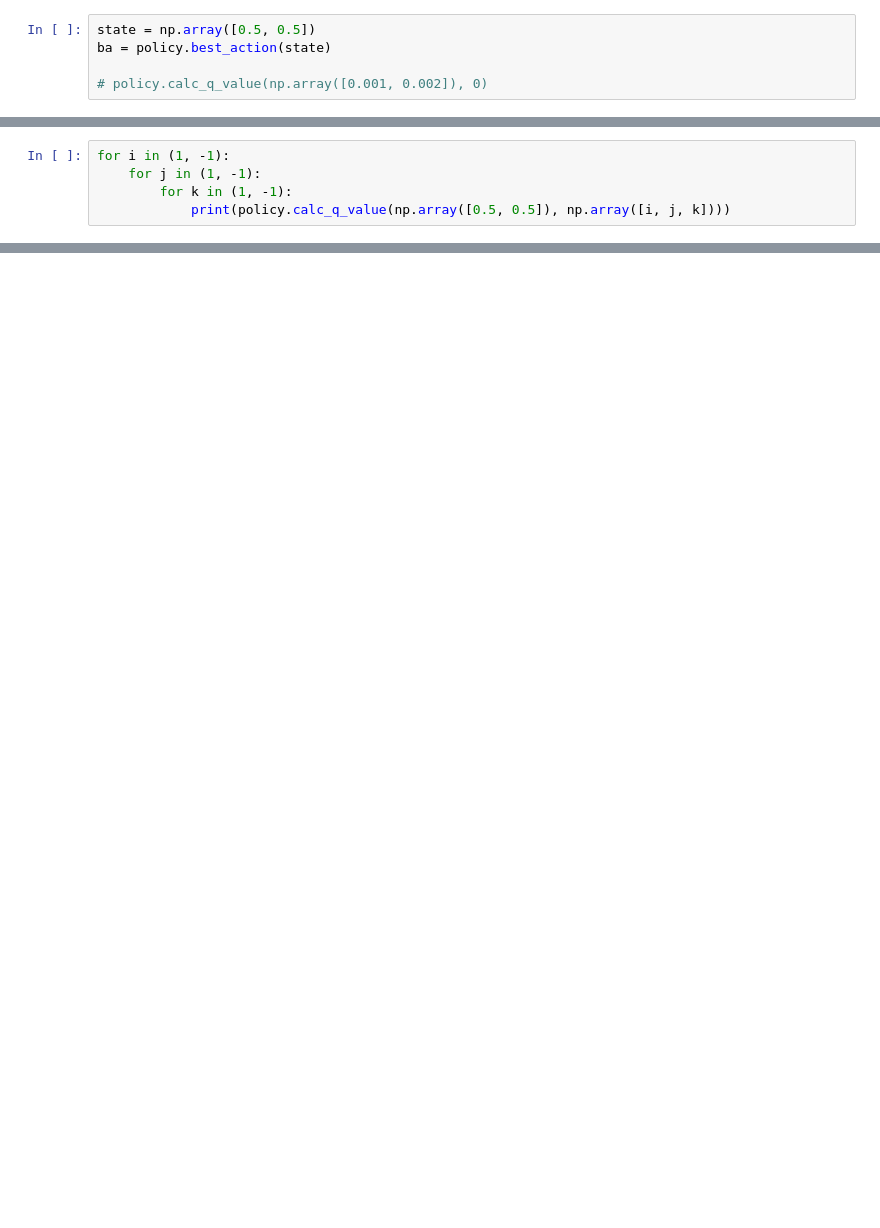
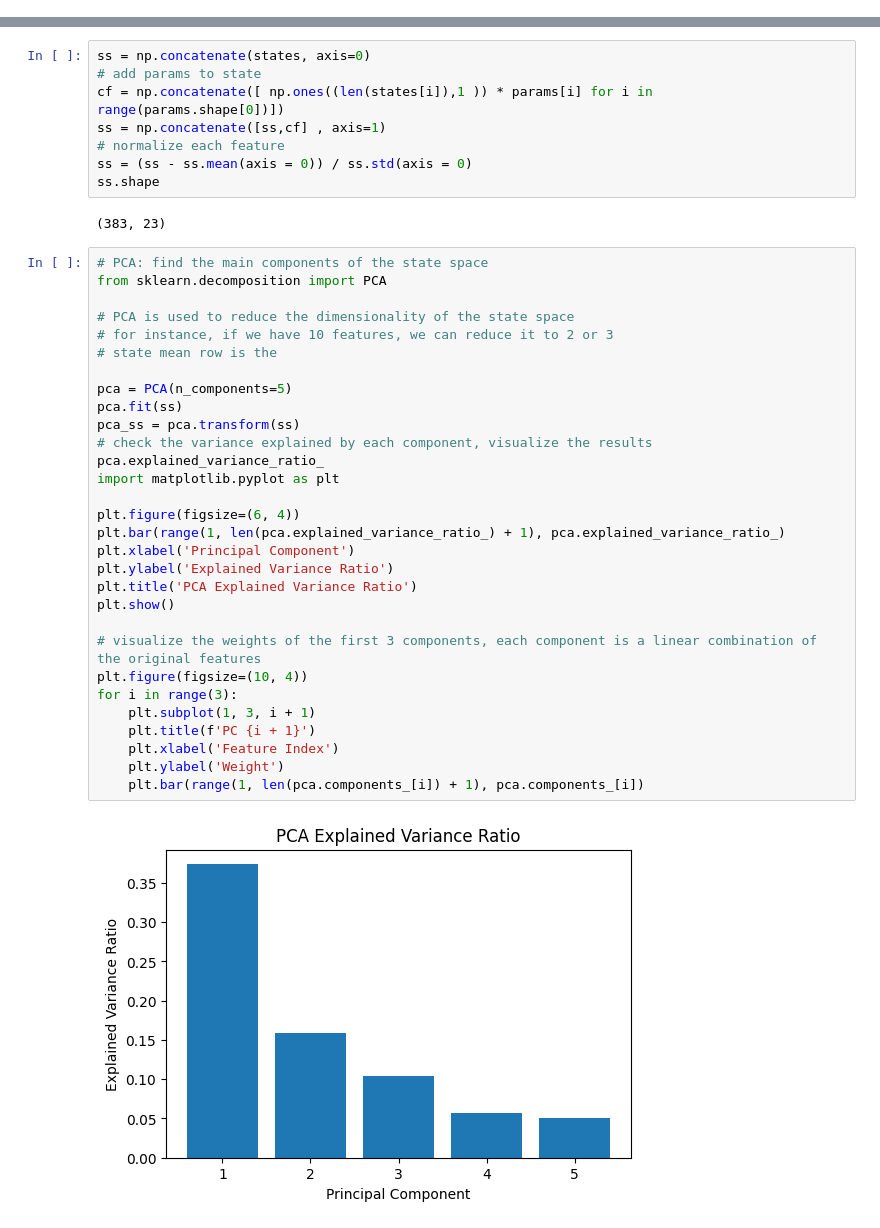
Before and after one commit to liuxy10/lspi-python, a Jupyter notebook: test.ipynb, the cells around one changed output, grey strips where cells are left out. Cells and saved outputs as stored; diff of their text form; blank space fills up the shorter version.

```diff
--- a/test.ipynb
+++ b/test.ipynb
@@ -202,5 +11,0 @@ ValueError: weights shape must equal (basis.size(), 1)
-# %%
-state = np.array([0.5, 0.5])
-ba = policy.best_action(state)
-
-# policy.calc_q_value(np.array([0.001, 0.002]), 0)
@@ -241,5 +11,0 @@ array([[4.74685257]])
-# %%
-for i in (1, -1):
-    for j in (1, -1):
-        for k in (1, -1):
-            print(policy.calc_q_value(np.array([0.5, 0.5]), np.array([i, j, k])))
@@ -274,0 +269,42 @@ array([[-1.05535757,  0.14252026, -1.05535757,  0.14252026, -0.01980647,
+# %%
+ss = np.concatenate(states, axis=0)
+# add params to state
+cf = np.concatenate([ np.ones((len(states[i]),1 )) * params[i] for i in range(params.shape[0])])
+ss = np.concatenate([ss,cf] , axis=1)
+# normalize each feature
+ss = (ss - ss.mean(axis = 0)) / ss.std(axis = 0)
+ss.shape
+# %% [output]
+(383, 23)
+# %%
+# PCA: find the main components of the state space
+from sklearn.decomposition import PCA
+
+# PCA is used to reduce the dimensionality of the state space
+# for instance, if we have 10 features, we can reduce it to 2 or 3
+# state mean row is the
+
+pca = PCA(n_components=5)
+pca.fit(ss)
+pca_ss = pca.transform(ss)
+# check the variance explained by each component, visualize the results
+pca.explained_variance_ratio_
+import matplotlib.pyplot as plt
+
+plt.figure(figsize=(6, 4))
+plt.bar(range(1, len(pca.explained_variance_ratio_) + 1), pca.explained_variance_ratio_)
+plt.xlabel('Principal Component')
+plt.ylabel('Explained Variance Ratio')
+plt.title('PCA Explained Variance Ratio')
+plt.show()
+
+# visualize the weights of the first 3 components, each component is a linear combination of the original features
+plt.figure(figsize=(10, 4))
+for i in range(3):
+    plt.subplot(1, 3, i + 1)
+    plt.title(f'PC {i + 1}')
+    plt.xlabel('Feature Index')
+    plt.ylabel('Weight')
+    plt.bar(range(1, len(pca.components_[i]) + 1), pca.components_[i])
+# %% [output]
+[figure, added]
```
Also changed, not shown: parts of 21 cells of this notebook, 15 other files.
